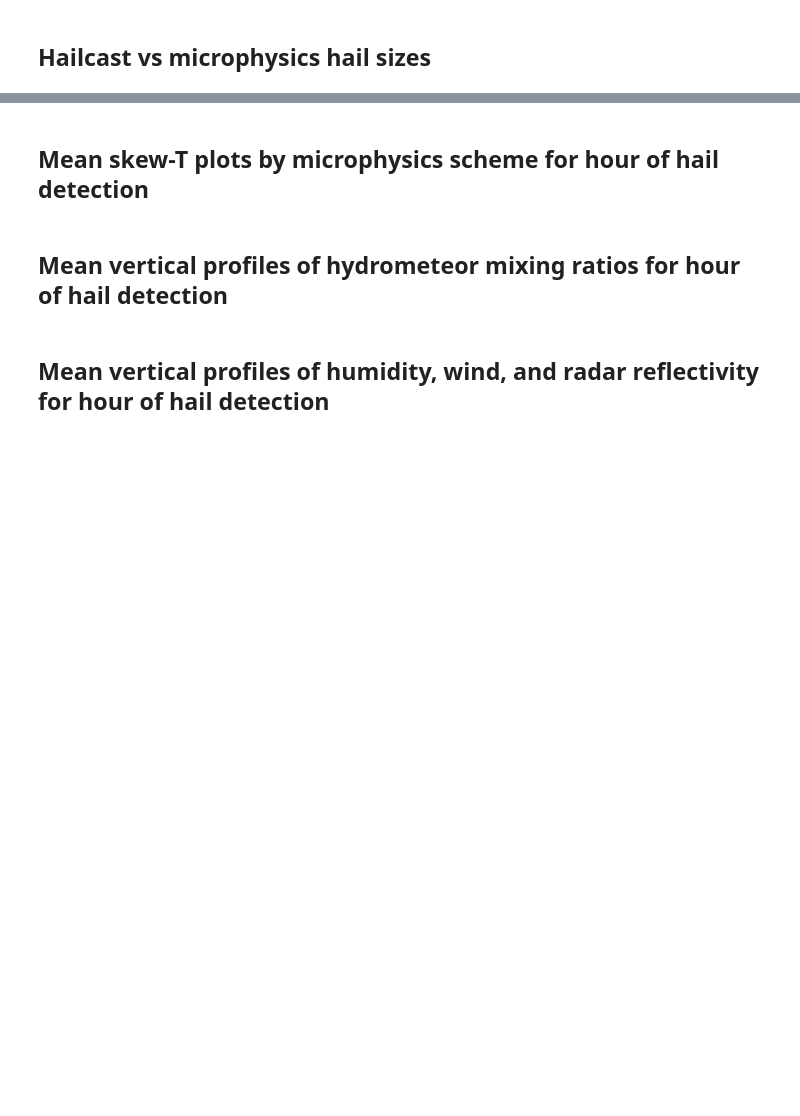
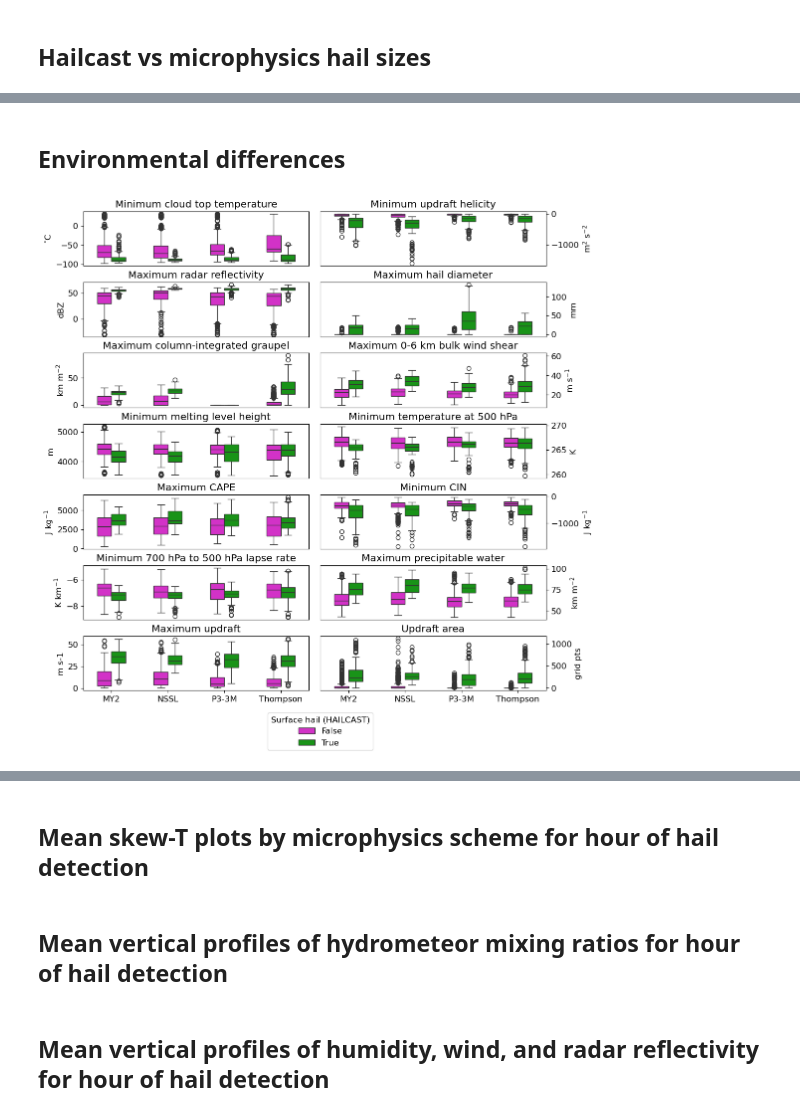
Before and after one commit to traupach/aus_tropics_hail, a Jupyter notebook: analysis/aus_tropics_hail.ipynb, the cells around one changed output, grey strips where cells are left out. Cells and saved outputs as stored; diff of their text form; code cells hidden in the pictures; blank space fills up the shorter version.

```diff
--- a/analysis/aus_tropics_hail.ipynb
+++ b/analysis/aus_tropics_hail.ipynb
@@ -354,0 +310,12 @@ INFO:fontTools.subset:name pruned
+# %% [markdown]
+## Environmental differences
+# %%
+nh.plot_extrema(
+    mins=spatial_mins,
+    maxes=spatial_maxes,
+    counts=spatial_counts,
+    hail_indicator='HAILCAST',
+    file='paper/figures/mins_maxes_hailcast.pdf',
+)
+# %% [output]
+[figure, added]
```
Also changed, not shown: parts of 18 cells of this notebook, 13 other files.
